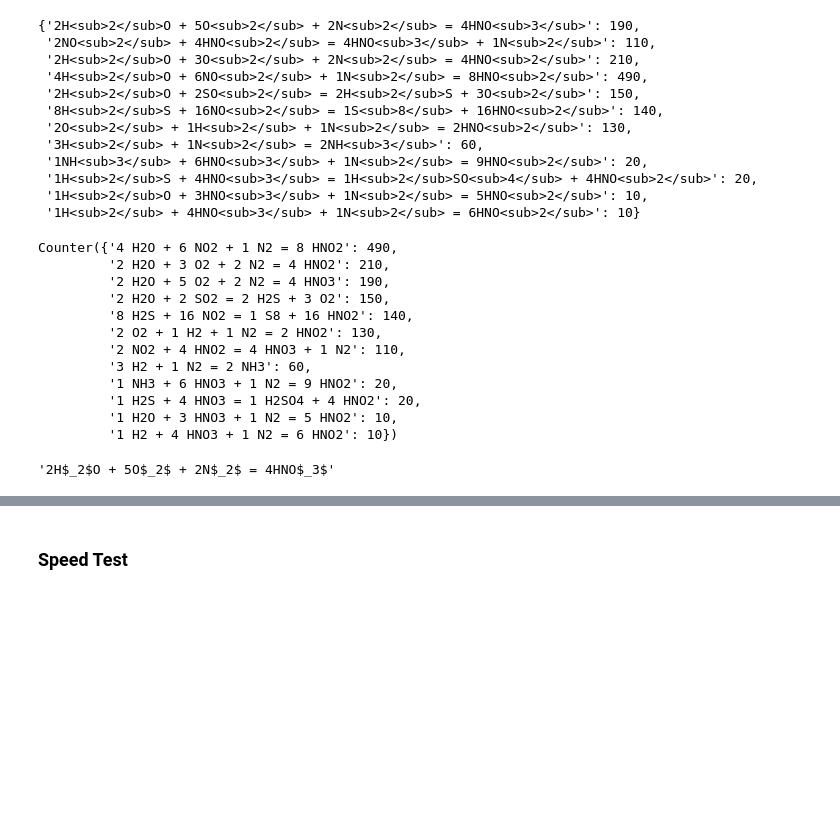
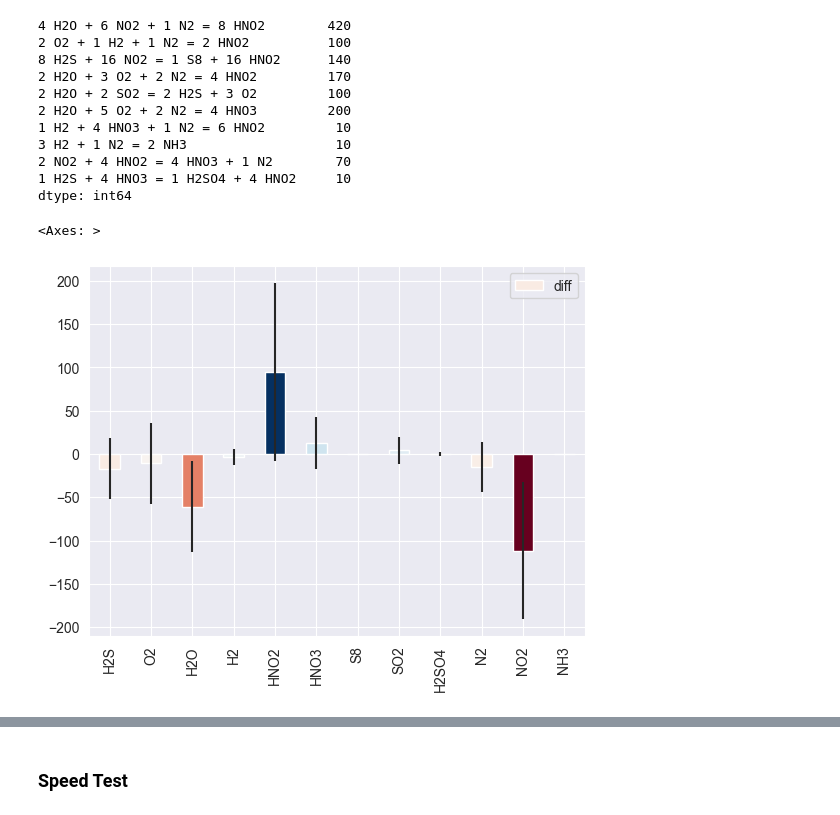
Before and after one commit to equinor/arcs, a Jupyter notebook: examples/example1.ipynb, the cells around one changed output, grey strips where cells are left out. Drawn from its saved outputs; the diff is of its cells as text; code cells hidden in the pictures; blank space fills up the shorter version.

Commit message:
updated average_sampling and reaction_statistics and jupyter notebook and can now go from dft file to results in 8 seconds

```diff
--- a/examples/example1.ipynb
+++ b/examples/example1.ipynb
@@ -24,45 +21,44 @@ t = Traversal(graph=graph)
 data = t.sample(initial_concentrations=gic,ncpus=10,nsamples=1000)
 # %%
 from arcs.analysis import AnalyseSampling
+import pandas as pd
 
-analysis = AnalyseSampling(use_markdown=True,use_latex=True)
-analysis.reaction_statistics(data)
+analysis = AnalyseSampling() #use_markdown=True,use_latex=True)
+pd.Series(analysis.reaction_statistics(data))
 # %% [output]
-{'2H<sub>2</sub>O + 5O<sub>2</sub> + 2N<sub>2</sub> = 4HNO<sub>3</sub>': 190,
- '2NO<sub>2</sub> + 4HNO<sub>2</sub> = 4HNO<sub>3</sub> + 1N<sub>2</sub>': 110,
- '2H<sub>2</sub>O + 3O<sub>2</sub> + 2N<sub>2</sub> = 4HNO<sub>2</sub>': 210,
- '4H<sub>2</sub>O + 6NO<sub>2</sub> + 1N<sub>2</sub> = 8HNO<sub>2</sub>': 490,
- '2H<sub>2</sub>O + 2SO<sub>2</sub> = 2H<sub>2</sub>S + 3O<sub>2</sub>': 150,
- '8H<sub>2</sub>S + 16NO<sub>2</sub> = 1S<sub>8</sub> + 16HNO<sub>2</sub>': 140,
- '2O<sub>2</sub> + 1H<sub>2</sub> + 1N<sub>2</sub> = 2HNO<sub>2</sub>': 130,
- '3H<sub>2</sub> + 1N<sub>2</sub> = 2NH<sub>3</sub>': 60,
- '1NH<sub>3</sub> + 6HNO<sub>3</sub> + 1N<sub>2</sub> = 9HNO<sub>2</sub>': 20,
- '1H<sub>2</sub>S + 4HNO<sub>3</sub> = 1H<sub>2</sub>SO<sub>4</sub> + 4HNO<sub>2</sub>': 20,
- '1H<sub>2</sub>O + 3HNO<sub>3</sub> + 1N<sub>2</sub> = 5HNO<sub>2</sub>': 10,
- '1H<sub>2</sub> + 4HNO<sub>3</sub> + 1N<sub>2</sub> = 6HNO<sub>2</sub>': 10}
+4 H2O + 6 NO2 + 1 N2 = 8 HNO2        420
+2 O2 + 1 H2 + 1 N2 = 2 HNO2          100
+8 H2S + 16 NO2 = 1 S8 + 16 HNO2      140
+2 H2O + 3 O2 + 2 N2 = 4 HNO2         170
+2 H2O + 2 SO2 = 2 H2S + 3 O2         100
+2 H2O + 5 O2 + 2 N2 = 4 HNO3         200
+1 H2 + 4 HNO3 + 1 N2 = 6 HNO2         10
+3 H2 + 1 N2 = 2 NH3                   10
+2 NO2 + 4 HNO2 = 4 HNO3 + 1 N2        70
+1 H2S + 4 HNO3 = 1 H2SO4 + 4 HNO2     10
+dtype: int64
-# %%
-statistics
-# %% [output]
-Counter({'4 H2O + 6 NO2 + 1 N2 = 8 HNO2': 490,
-         '2 H2O + 3 O2 + 2 N2 = 4 HNO2': 210,
-         '2 H2O + 5 O2 + 2 N2 = 4 HNO3': 190,
-         '2 H2O + 2 SO2 = 2 H2S + 3 O2': 150,
-         '8 H2S + 16 NO2 = 1 S8 + 16 HNO2': 140,
-         '2 O2 + 1 H2 + 1 N2 = 2 HNO2': 130,
-         '2 NO2 + 4 HNO2 = 4 HNO3 + 1 N2': 110,
-         '3 H2 + 1 N2 = 2 NH3': 60,
-         '1 NH3 + 6 HNO3 + 1 N2 = 9 HNO2': 20,
-         '1 H2S + 4 HNO3 = 1 H2SO4 + 4 HNO2': 20,
-         '1 H2O + 3 HNO3 + 1 N2 = 5 HNO2': 10,
-         '1 H2 + 4 HNO3 + 1 N2 = 6 HNO2': 10})
-# %%
-from arcs.analysis import AnalyseSampling
-
-analysis = AnalyseSampling()
-
-analysis.latex_equation(equations[0],use_markdown=False)
-# %% [output]
-'2H$_2$O + 5O$_2$ + 2N$_2$ = 4HNO$_3$'
+# %%
+average_data = analysis.average_sampling(data)
+average_data = average_data.loc[~(average_data==0).all(axis=1)]
+# %%
+import seaborn as sns
+import matplotlib.pyplot as plt
+import matplotlib.cm as cm
+import matplotlib.colors as colors
+
+sns.set_style('darkgrid')
+sns.set_palette('pastel')
+
+
+norm = colors.Normalize(vmin=average_data['diff'].min(), vmax=average_data['diff'].max())
+cmap = cm.RdBu  # or any other colormap
+
+bar_colors = [cmap(norm(value)) for value in average_data['diff']]
+
+average_data.plot.bar(y='diff',yerr='std',color=bar_colors)
+# %% [output]
+<Axes: >
+[figure, added]
 # %%
 import matplotlib.pyplot as plt
 import networkx as nx
```
Also changed, not shown: parts of 2 cells of this notebook, 2 other files.
